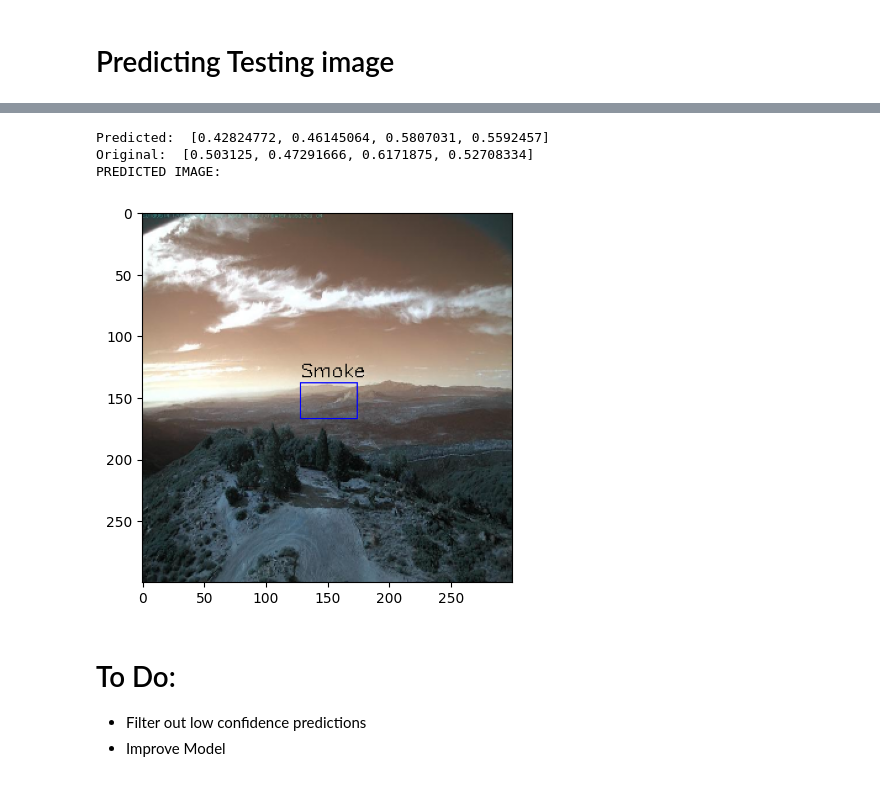
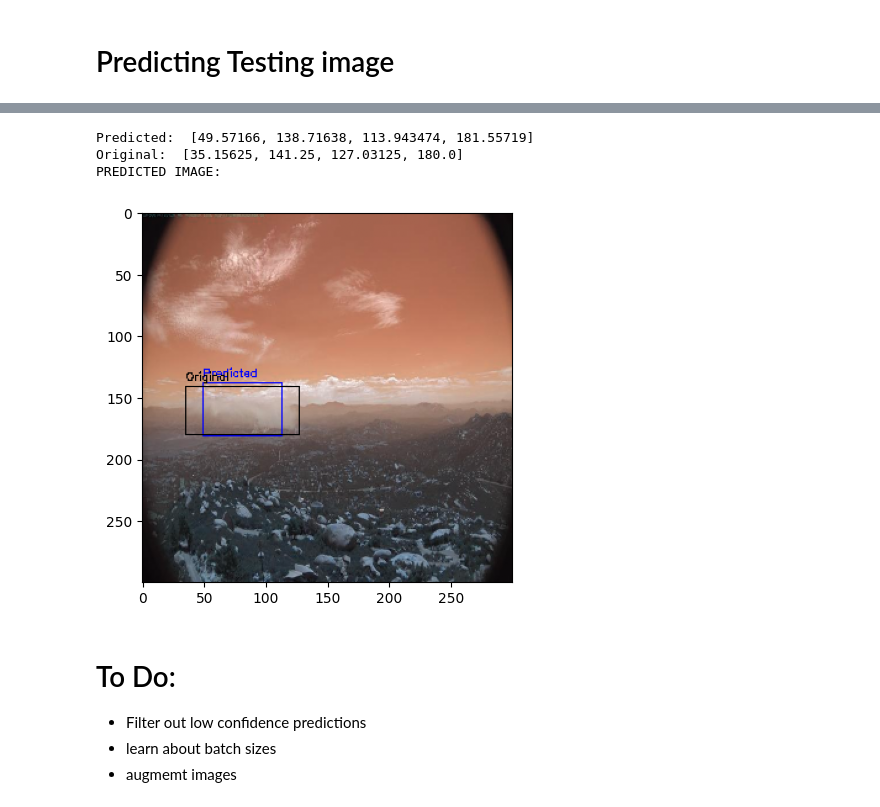
Before and after one commit to Shreyas1018/WildFireDetection, a Jupyter notebook: Wildfire.ipynb, the cells around one changed output, grey strips where cells are left out. Drawn from its saved outputs; the diff is of its cells as text; code cells hidden in the pictures.

```diff
--- a/Wildfire.ipynb
+++ b/Wildfire.ipynb
@@ -120,9 +124,6 @@ class Model:
         x = tf.keras.layers.Conv2D(32, kernel_size = (3, 3), activation='relu', input_shape=(300, 300, 3))(self.inputs)
         x = tf.keras.layers.AveragePooling2D(2,2)(x)
 
-        x = tf.keras.layers.Conv2D(32, kernel_size=3, activation = 'relu')(x)
-        x = tf.keras.layers.AveragePooling2D(2,2)(x)
-
         x = tf.keras.layers.Conv2D(64, kernel_size=3, activation = 'relu')(x)
         x = tf.keras.layers.AveragePooling2D(2,2)(x)
 
@@ -132,7 +133,6 @@ class Model:
 
         x = tf.keras.layers.Flatten()(inputs)
         x = tf.keras.layers.Dense(64, activation='relu')(x)
-
         return x
 
     def build_regressor_head(self, inputs):
@@ -157,7 +157,7 @@ model.compile(optimizer=tf.keras.optimizers.Adam(learning_rate=1e-3),
               metrics='mse')
 # %%
 early_stopping = tf.keras.callbacks.EarlyStopping(
-    patience = 15,
+    patience = 10,
     restore_best_weights = True,
     verbose = 1,
     min_delta = 0.001,
@@ -171,7 +171,7 @@ BATCH_SIZE = 32
 history = model.fit(X_train, y_train,
           validation_data = (X_valid, y_valid),
           callbacks = [early_stopping],
-          batch_size = BATCH_SIZE,
+#           batch_size = BATCH_SIZE,
           epochs = EPOCHS)
 # %% [output]
 Epoch 1/100
@@ -227,21 +227,23 @@ def Show_predicted_image(ind):
 
     img = X_test[ind].copy()
     height, width, _ = img.shape
-    xmin, xmax = xmin*height, xmax*height
-    ymin, ymax = ymin*width, ymax*width
 
     cv2.rectangle(img, (int(xmin), int(ymin)), (int(xmax), int(ymax)), (0, 0, 255), 1)
-    cv2.putText(img, 'Smoke', (int(xmin), int(ymin)-5), cv2.FONT_HERSHEY_SIMPLEX, 0.5, (0, 0, 0), 1)
+    cv2.rectangle(img, (int(x1), int(y1)), (int(x2), int(y2)), (0, 0, 0), 1)
+
+    cv2.putText(img, 'Predicted', (int(xmin), int(ymin)-5), cv2.FONT_HERSHEY_SIMPLEX, 0.3, (0, 0, 255), 1)
+    cv2.putText(img, 'Original', (int(x1), int(y1)-5), cv2.FONT_HERSHEY_SIMPLEX, 0.3, (0, 0, 0), 1)
     print('PREDICTED IMAGE:')
     plt.imshow(img)
 # %%
-Show_predicted_image(49)
+Show_predicted_image(10)
 # %% [output]
-Predicted:  [0.42824772, 0.46145064, 0.5807031, 0.5592457]
-Original:  [0.503125, 0.47291666, 0.6171875, 0.52708334]
+Predicted:  [49.57166, 138.71638, 113.943474, 181.55719]
+Original:  [35.15625, 141.25, 127.03125, 180.0]
 PREDICTED IMAGE:
-[figure, old version]
+[figure, new version]
 # %% [markdown]
 # To Do:
 - Filter out low confidence predictions
-- Improve Model
+- learn about batch sizes
+- augmemt images
```
Also changed, not shown: parts of 10 cells of this notebook.
